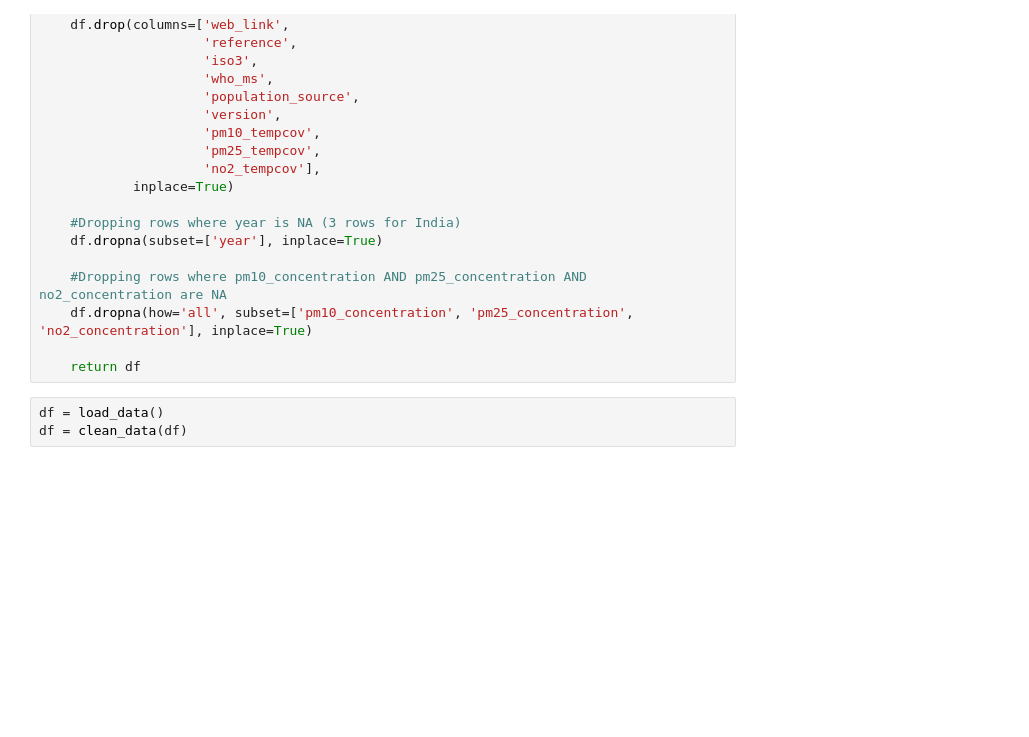
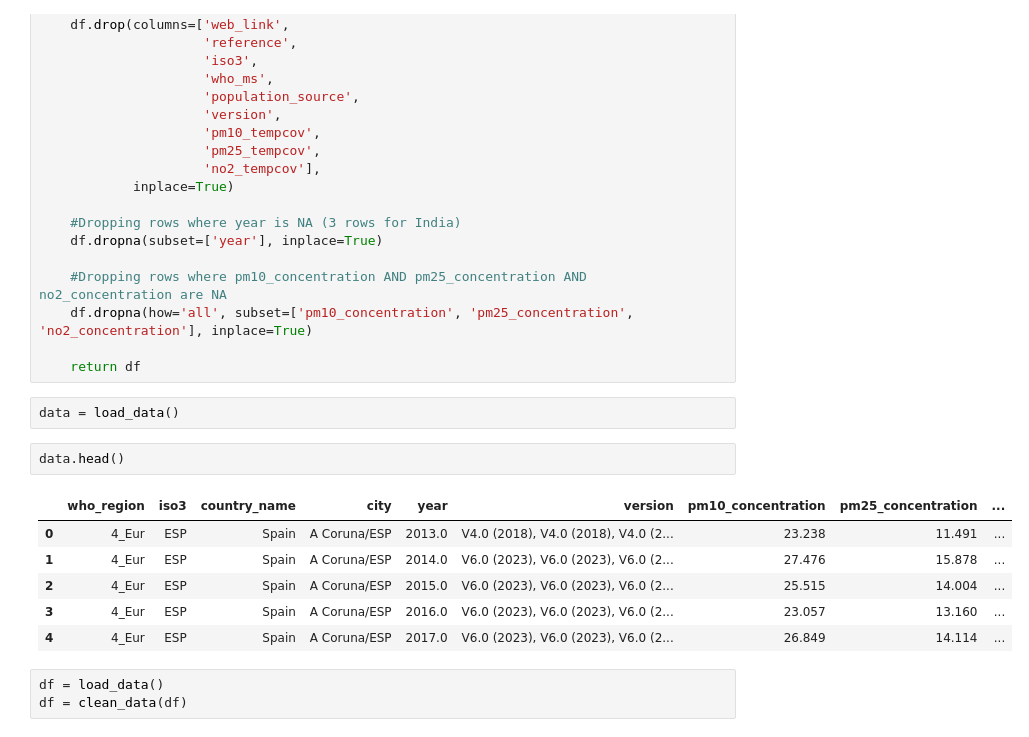
Before and after one commit to elpbcn/air-pollution-levels, a Jupyter notebook: notebooks/preprocess.ipynb, the cells around one changed output. Saved outputs shown, nothing was run; the diff lists cells and outputs as text; blank space fills up the shorter version.

```diff
--- a/notebooks/preprocess.ipynb
+++ b/notebooks/preprocess.ipynb
@@ -43,6 +52,17 @@ def clean_data(df):
     df.dropna(how='all', subset=['pm10_concentration', 'pm25_concentration', 'no2_concentration'], inplace=True)
 
     return df
+# %%
+data = load_data()
+# %%
+data.head()
+# %% [output]
+|  | who_region | iso3 | country_name | city | year | version | pm10_concentration | pm25_concentration | ... |
+| 0 | 4_Eur | ESP | Spain | A Coruna/ESP | 2013.0 | V4.0 (2018), V4.0 (2018), V4.0 (2... | 23.238 | 11.491 | ... |
+| 1 | 4_Eur | ESP | Spain | A Coruna/ESP | 2014.0 | V6.0 (2023), V6.0 (2023), V6.0 (2... | 27.476 | 15.878 | ... |
+| 2 | 4_Eur | ESP | Spain | A Coruna/ESP | 2015.0 | V6.0 (2023), V6.0 (2023), V6.0 (2... | 25.515 | 14.004 | ... |
+| 3 | 4_Eur | ESP | Spain | A Coruna/ESP | 2016.0 | V6.0 (2023), V6.0 (2023), V6.0 (2... | 23.057 | 13.160 | ... |
+| 4 | 4_Eur | ESP | Spain | A Coruna/ESP | 2017.0 | V6.0 (2023), V6.0 (2023), V6.0 (2... | 26.849 | 14.114 | ... |
 # %%
 df = load_data()
 df = clean_data(df)
```
Also changed, not shown: parts of 32 cells of this notebook, 5 other files.
